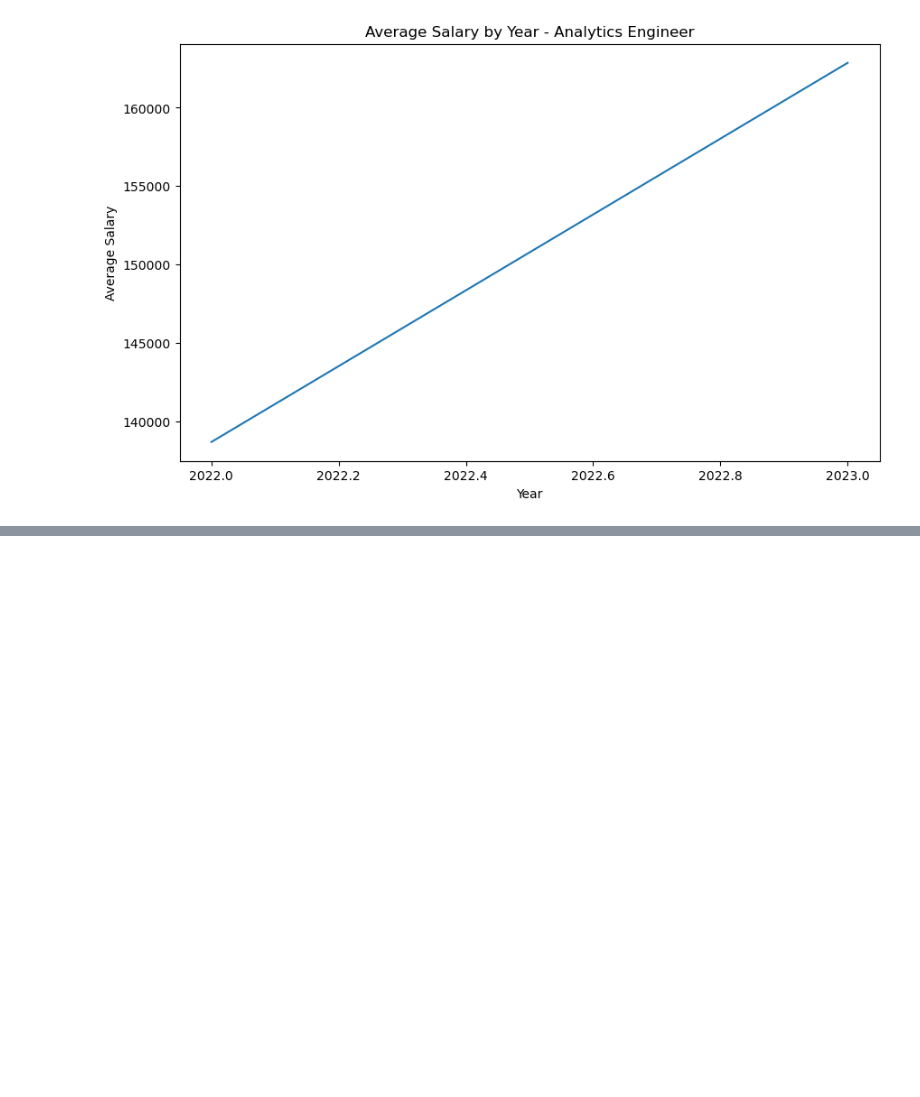
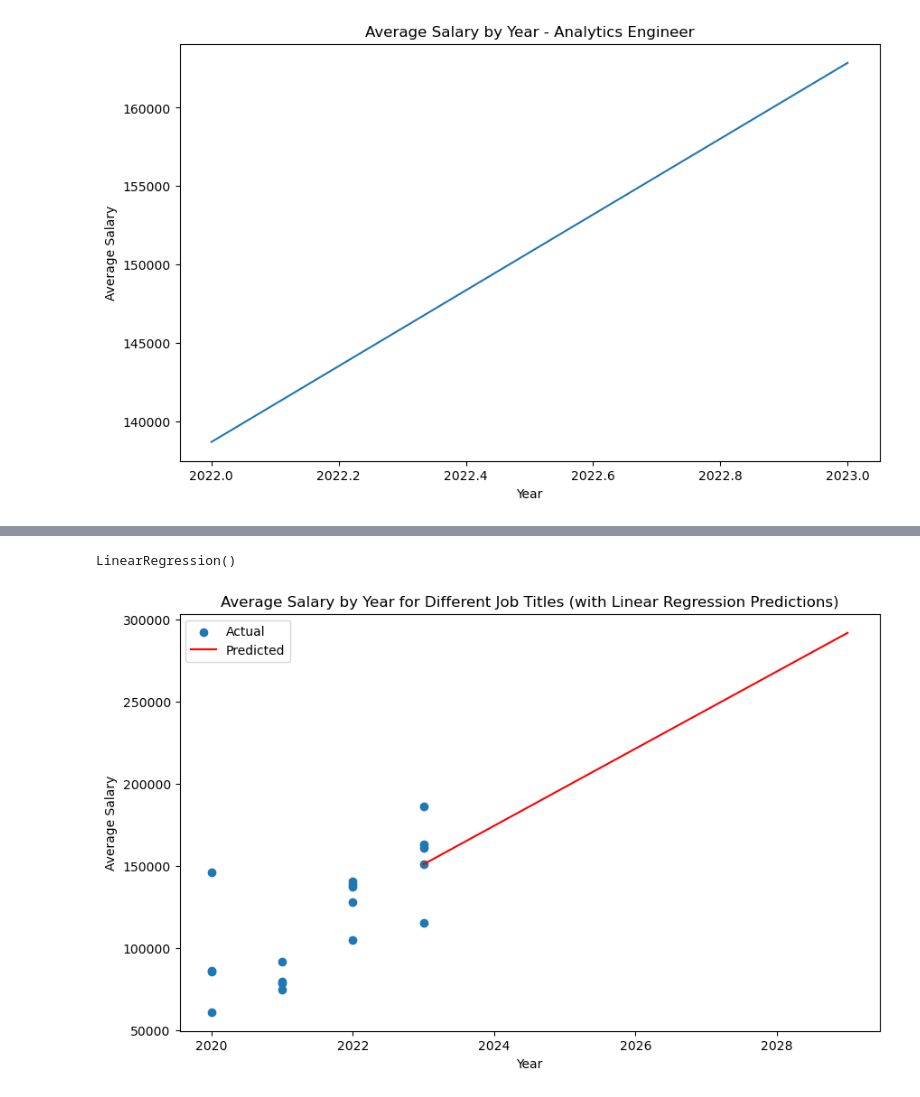
Before and after one commit to emilyshewcraft/project-one, a Jupyter notebook: data_science_salaries.ipynb, the cells around one changed output, grey strips where cells are left out. Cells and saved outputs as stored; diff of their text form; code cells hidden in the pictures; blank space fills up the shorter version.

```diff
--- a/data_science_salaries.ipynb
+++ b/data_science_salaries.ipynb
@@ -224,0 +225,27 @@ plt.show()
+# %%
+average_salary_by_year_job = job_title_clean.groupby(["Year", "Job Title"])["Salary in USD"].mean().reset_index()
+# %%
+x = average_salary_by_year_job["Year"].values.reshape(-1, 1)
+y = average_salary_by_year_job["Salary in USD"].values
+# %%
+regressor = LinearRegression()
+regressor.fit(x, y)
+# %% [output]
+LinearRegression()
+# %%
+future_years = range(2023, 2030)  # Example: predicting for the years 2023 to 2029
+future_x = pd.DataFrame(future_years, columns=["Year"])
+future_predictions = regressor.predict(future_x)
+# %%
+plt.figure(figsize=(10, 6))
+plt.scatter(average_salary_by_year_job["Year"], average_salary_by_year_job["Salary in USD"], label="Actual")
+plt.plot(future_years, future_predictions, color="red", label="Predicted")
+
+plt.xlabel("Year")
+plt.ylabel("Average Salary")
+plt.title("Average Salary by Year for Different Job Titles (with Linear Regression Predictions)")
+plt.legend()
+
+plt.show()
+# %% [output]
+[figure, added]
```
Also changed, not shown: parts of 8 cells of this notebook.
